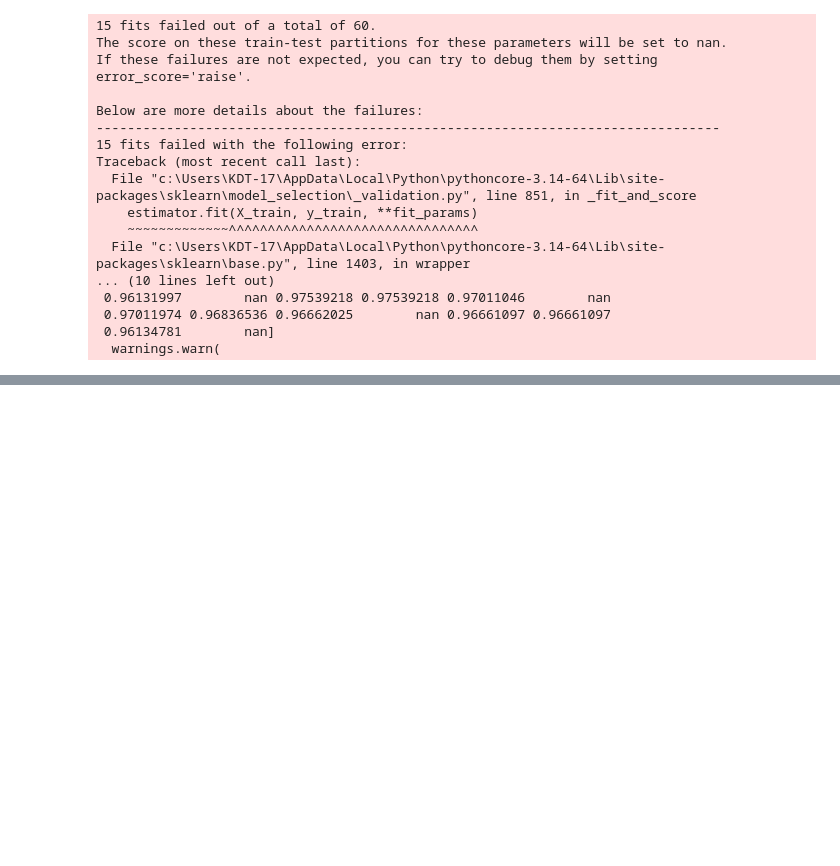
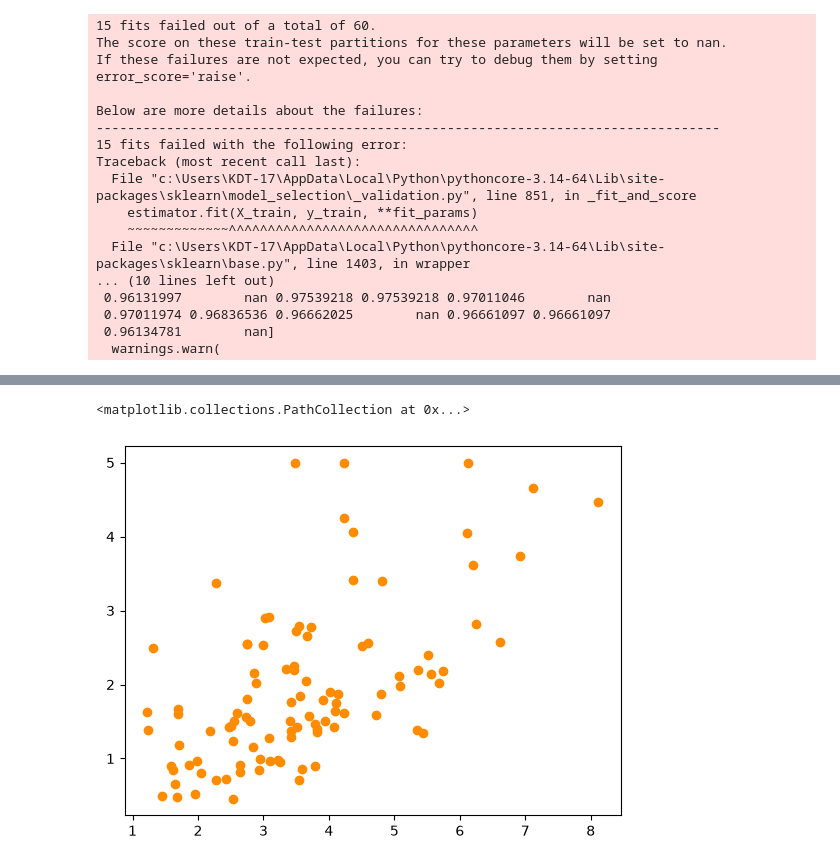
Before and after one commit to Doruco89/17-Machine-Learning, a Jupyter notebook: 05_회귀/5_2.ipynb, the cells around one changed output, grey strips where cells are left out. Saved outputs shown, nothing was run; the diff lists cells and outputs as text; code cells hidden in the pictures; blank space fills up the shorter version.

```diff
--- a/05_회귀/5_2.ipynb
+++ b/05_회귀/5_2.ipynb
@@ -101,0 +190,10 @@ Traceback (most recent call last):
+# %%
+import matplotlib.pyplot as plt
+
+df_sample = df[["MedInc", "PRICE"]]
+df_sample = df_sample.sample(n = 100, random_state = 42)
+plt.figure()
+plt.scatter(df_sample.MedInc, df_sample.PRICE, c="darkorange")
+# %% [output]
+<matplotlib.collections.PathCollection at 0x...>
+[figure, added]
```
Also changed, not shown: parts of 8 cells of this notebook, 2 other files.
